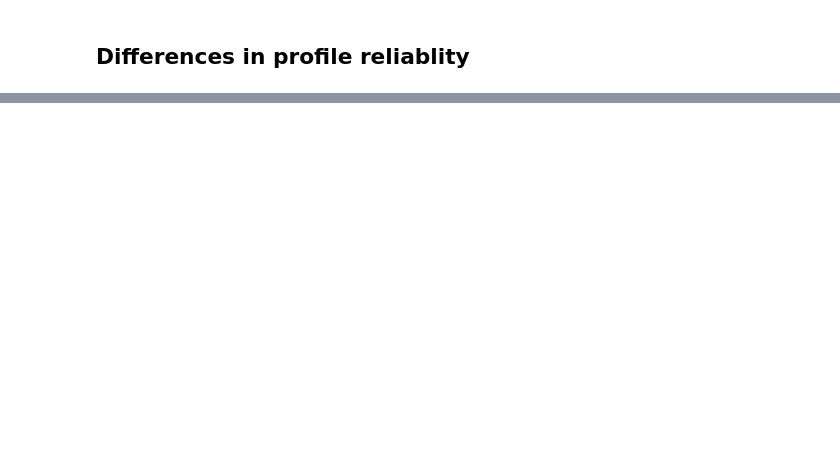
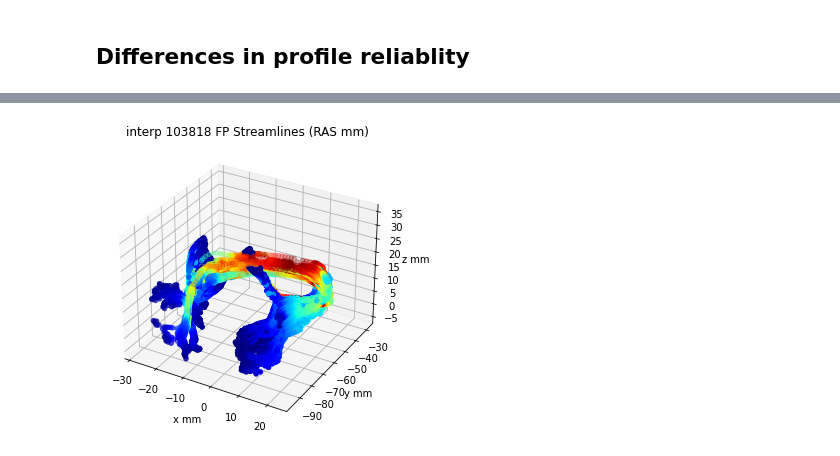
Before and after one commit to bloomdt-uw/dtw, a Jupyter notebook: dtw_test_retest_reliability.ipynb, the cells around one changed output, grey strips where cells are left out. Cells and saved outputs as stored; diff of their text form; code cells hidden in the pictures; blank space fills up the shorter version.

Commit message:
streamline warping

```diff
--- a/dtw_test_retest_reliability.ipynb
+++ b/dtw_test_retest_reliability.ipynb
@@ -202,6 +227,8 @@ def get_subject_bundle_tractogram(afq, subject, bundle_name):
     return tractogram
 # %% [markdown]
 ## Baseline Bundle Profiles and Correlations
+# %%
+show_intermediate_correlations = False
 # %%
 def get_subject_bundle_profile(afq, subject, scalar_data, bundle_name, show_streamline_profiles=False):
     tractogram = get_subject_bundle_tractogram(afq, subject, bundle_name)
@@ -494,0 +653,16 @@ display(profile_reliability.T)
+# %%
+tractogram = get_subject_bundle_tractogram(hcp_test_afq, subject, bundle_name)
+
+fgarray = set_number_of_points(tractogram.streamlines, n_points)
+
+random_streamline_idx = np.random.choice(len(tractogram.streamlines))
+
+if show_random_streamline:
+
+    plot_streamline(f'{subject} {bundle_name}', fgarray, random_streamline_idx)
+
+random_node_idx = np.random.choice(n_points)
+
+if show_random_node:
+
+    plot_node(f'{subject} {bundle_name}', fgarray, random_node_idx)
@@ -494,0 +980,54 @@ display(profile_reliability.T)
+# %%
+values = np.array(values_from_volume(scalar_data, fgarray, tractogram.affine))
+
+if use_afq_profile:
+    mean_values = afq_profile(
+        scalar_data,
+        tractogram.streamlines,
+        tractogram.affine,
+        weights=gaussian_weights(tractogram.streamlines)
+    )
+else:
+    mean_values = np.mean(values, axis=0)
+
+rewarped_fgarray = [None] * len(tractogram.streamlines)
+interp_fgarray = [None] *  len(tractogram.streamlines)
+
+for streamline_idx in range(len(tractogram.streamlines)):
+    x = fgarray[streamline_idx][:,0]
+    y = fgarray[streamline_idx][:,1]
+    z = fgarray[streamline_idx][:,2]
+
+    tck, u = splprep([x, y, z], s=0)
+
+    # could reuse from above
+    target_nodes = warp_target_nodes(values[streamline_idx], mean_values)
+
+    new_points = splev(target_nodes/n_points, tck)
+    rewarped_fgarray[streamline_idx] = np.array(new_points).T
+
+#     u = minSum(target_nodes/n_points)
+    u = replace_duplicates_with_geometric(target_nodes)
+    u = u/n_points
+    new_points = splev(u, tck)
+    interp_fgarray[streamline_idx] = np.array(new_points).T
+
+#     if random_streamline_idx == streamline_idx:
+#         print(target_nodes)
+#         print(target_nodes/n_points)
+#         print(rewarped_fgarray[streamline_idx])
+#         print(u)
+#         print(interp_fgarray[streamline_idx])
+
+# plot_bundle(f'original {subject} {bundle_name}', fgarray)
+# plot_bundle(f'warped {subject} {bundle_name}', warped_fgarray)
+# plot_bundle(f'rewarped {subject} {bundle_name}', rewarped_fgarray)
+plot_bundle(f'interp {subject} {bundle_name}', interp_fgarray)
+
+if show_random_streamline:
+    plot_streamline(f'original {subject} {bundle_name}', fgarray, random_streamline_idx)
+    plot_streamline(f'warped {subject} {bundle_name}', warped_fgarray, random_streamline_idx)
+    # plot_streamline(f'rewarped {subject} {bundle_name}', rewarped_fgarray, random_streamline_idx)
+    plot_streamline(f'interp {subject} {bundle_name}', interp_fgarray, random_streamline_idx)
+# %% [output]
+[figure, added]
```
Also changed, not shown: parts of 51 cells of this notebook, 1 other file.
